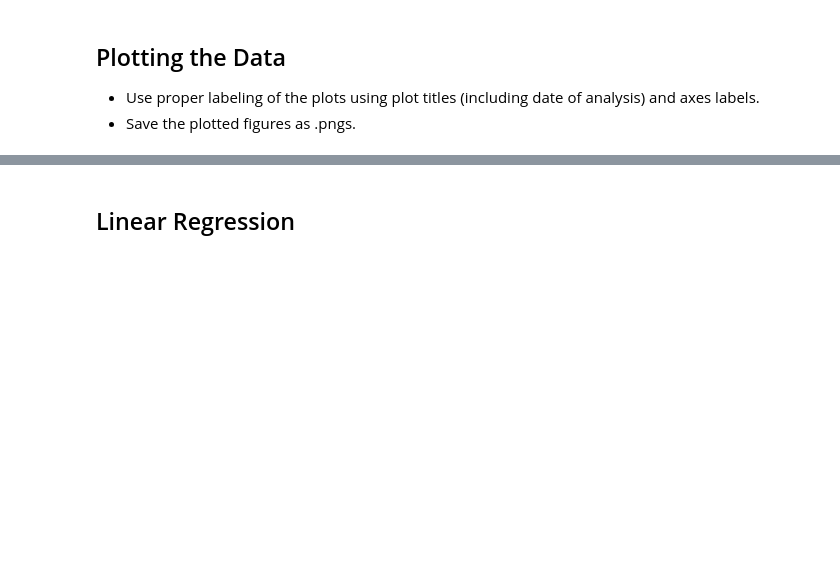
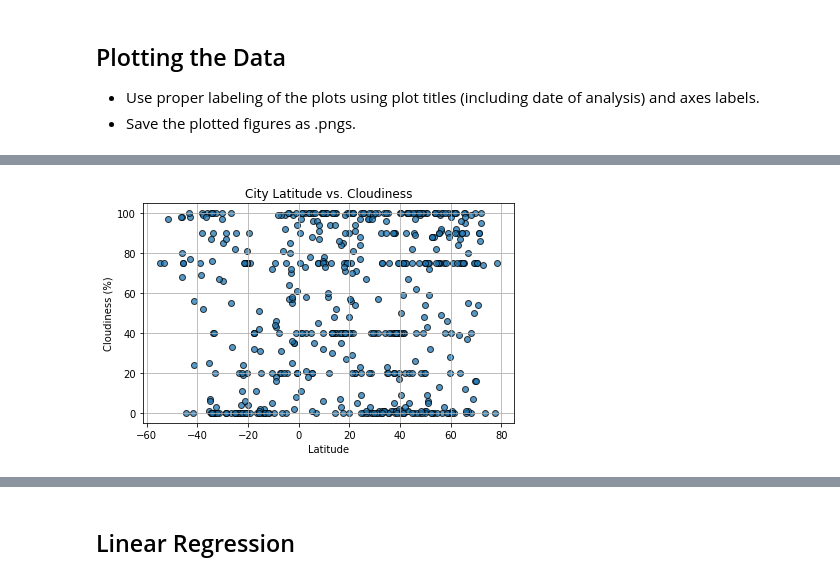
Before and after one commit to nsheikh23/python-api-challenge, a Jupyter notebook: WeatherPy/WeatherPy.ipynb, the cells around one changed output, grey strips where cells are left out. Saved outputs shown, nothing was run; the diff lists cells and outputs as text; code cells hidden in the pictures; blank space fills up the shorter version.

```diff
--- a/WeatherPy/WeatherPy.ipynb
+++ b/WeatherPy/WeatherPy.ipynb
@@ -167,0 +217,13 @@ Int64Index([], dtype='int64')
+# %%
+cloudiness = weather_data['Cloudiness']
+
+plt.scatter(latitude,cloudiness, edgecolors='black', alpha=0.75)
+plt.title('City Latitude vs. Cloudiness')
+plt.xlabel('Latitude')
+plt.ylabel('Cloudiness (%)')
+
+plt.grid()
+plt.tight_layout()
+plt.show()
+# %% [output]
+[figure, added]
```
Also changed, not shown: parts of 71 cells of this notebook, 1 other file.
